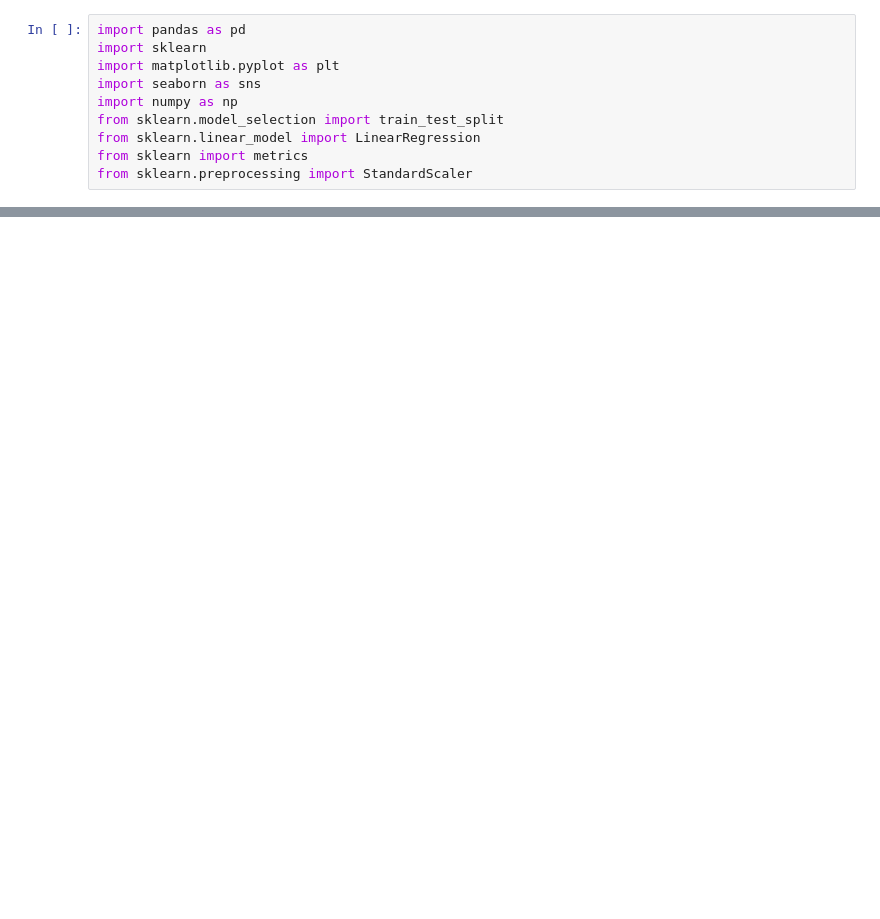
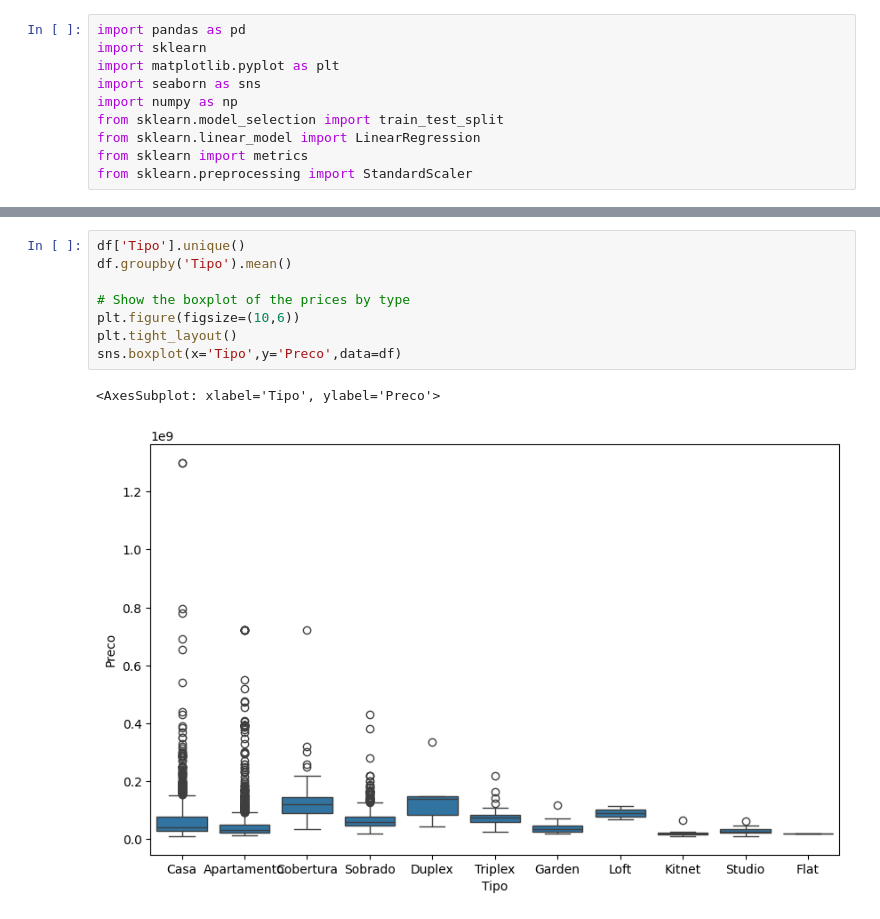
Before and after one commit to Bierc/properties, a Jupyter notebook: analysis.ipynb, the cells around one changed output, grey strips where cells are left out. Cells and saved outputs as stored; diff of their text form; blank space fills up the shorter version.

```diff
--- a/analysis.ipynb
+++ b/analysis.ipynb
@@ -54,0 +85,11 @@ Name: Preco, dtype: float64
+# %%
+df['Tipo'].unique()
+df.groupby('Tipo').mean()
+
+# Show the boxplot of the prices by type
+plt.figure(figsize=(10,6))
+plt.tight_layout()
+sns.boxplot(x='Tipo',y='Preco',data=df)
+# %% [output]
+<AxesSubplot: xlabel='Tipo', ylabel='Preco'>
+[figure, added]
```
Also changed, not shown: parts of 8 cells of this notebook, 2 other files.
